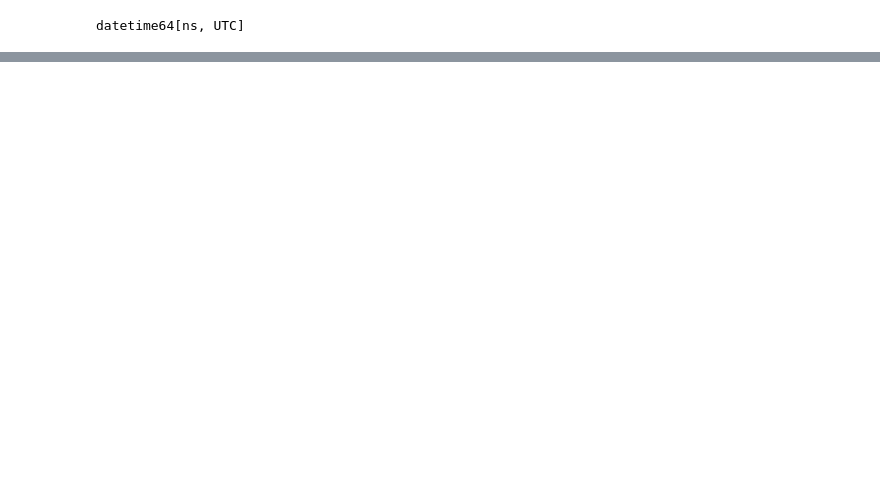
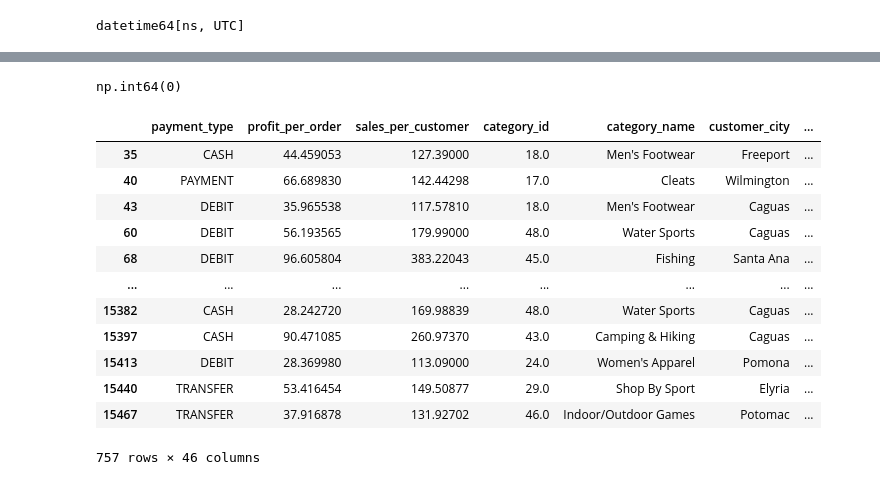
Before and after one commit to abdullahdotnet/Supply-Chain-Analysis, a Jupyter notebook: IndustryAnalysis.ipynb, the cells around one changed output, grey strips where cells are left out. Drawn from its saved outputs; the diff is of its cells as text; code cells hidden in the pictures; blank space fills up the shorter version.

```diff
--- a/IndustryAnalysis.ipynb
+++ b/IndustryAnalysis.ipynb
@@ -561,0 +606,39 @@ df.groupby(['order_status','shipping_mode'])['order_id'].count().reset_index()
+# %%
+df['delivery_date'] = df['order_date']
+# %%
+import numpy as np
+from datetime import timedelta
+
+def update_delivery_date(row):
+    if row['shipping_mode'] == 'First Class':
+        days_to_add = np.random.randint(2, 4)  # Randomly add between 3 and 5 days
+    elif row['shipping_mode'] == 'Second Class':
+        days_to_add = np.random.randint(5, 7)  # Randomly add between 6 and 8 days
+    elif row['shipping_mode'] == 'Standard Class':
+        days_to_add = np.random.randint(8, 12) # Randomly add between 8 and 11 days
+    else:
+        days_to_add = 0  # No change if shipping mode is different
+    return row['delivery_date'] + timedelta(days=days_to_add)
+
+df['delivery_date'] = df.apply(update_delivery_date, axis=1)
+# %%
+df['delivery_date'].isnull().sum()
+# %% [output]
+np.int64(0)
+# %%
+temp_df = df[df['shipping_mode'] == 'Same Day']
+temp_df
+# %% [output]
+|  | payment_type | profit_per_order | sales_per_customer | category_id | category_name | customer_city | ... |
+| 35 | CASH | 44.459053 | 127.39000 | 18.0 | Men's Footwear | Freeport | ... |
+| 40 | PAYMENT | 66.689830 | 142.44298 | 17.0 | Cleats | Wilmington | ... |
+| 43 | DEBIT | 35.965538 | 117.57810 | 18.0 | Men's Footwear | Caguas | ... |
+| 60 | DEBIT | 56.193565 | 179.99000 | 48.0 | Water Sports | Caguas | ... |
+| 68 | DEBIT | 96.605804 | 383.22043 | 45.0 | Fishing | Santa Ana | ... |
+| ... | ... | ... | ... | ... | ... | ... | ... |
+| 15382 | CASH | 28.242720 | 169.98839 | 48.0 | Water Sports | Caguas | ... |
+| 15397 | CASH | 90.471085 | 260.97370 | 43.0 | Camping & Hiking | Caguas | ... |
+| 15413 | DEBIT | 28.369980 | 113.09000 | 24.0 | Women's Apparel | Pomona | ... |
+| 15440 | TRANSFER | 53.416454 | 149.50877 | 29.0 | Shop By Sport | Elyria | ... |
+| 15467 | TRANSFER | 37.916878 | 131.92702 | 46.0 | Indoor/Outdoor Games | Potomac | ... |
+757 rows × 46 columns
```
Also changed, not shown: parts of 30 cells of this notebook, 6 other files.
